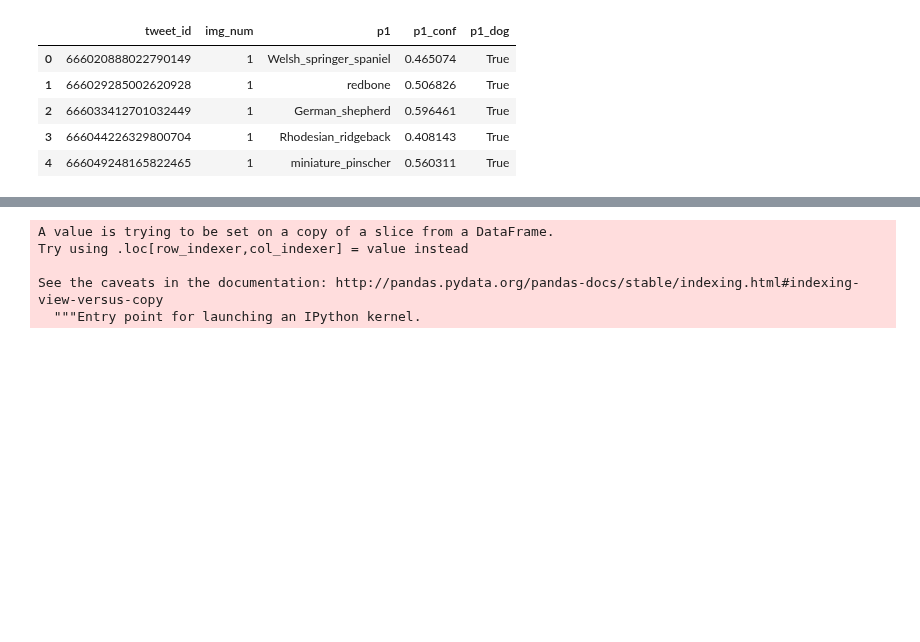
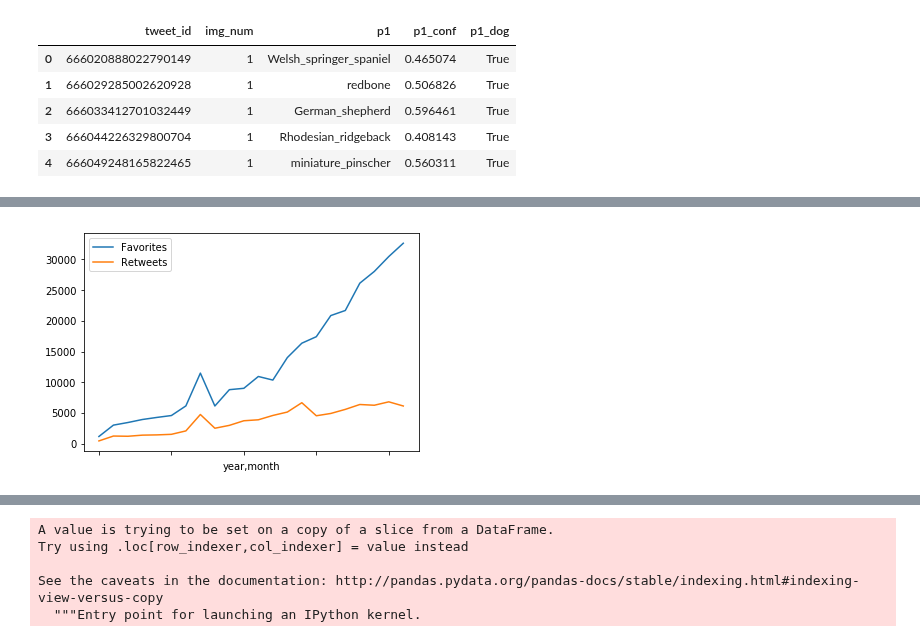
Before and after one commit to abhiksark/Udacity-DataAnalyst-Nanodegree, a Jupyter notebook: twitter/twitter_final.ipynb, the cells around one changed output, grey strips where cells are left out. Cells and saved outputs as stored; diff of their text form; code cells hidden in the pictures; blank space fills up the shorter version.

```diff
--- a/twitter/twitter_final.ipynb
+++ b/twitter/twitter_final.ipynb
@@ -611,3 +611,11 @@ df_comb.head()
 | 2 | 666033412701032449 | 1 | German_shepherd | 0.596461 | True | 2015-11-15 23:21:54 | <a href="http://twitter.com/downl... | 9 | ... |
 | 3 | 666044226329800704 | 1 | Rhodesian_ridgeback | 0.408143 | True | 2015-11-16 00:04:52 | <a href="http://twitter.com/downl... | 6 | ... |
 | 4 | 666049248165822465 | 1 | miniature_pinscher | 0.560311 | True | 2015-11-16 00:24:50 | <a href="http://twitter.com/downl... | 5 | ... |
+# %%
+df_comb["timestamp"] = pd.to_datetime(df_comb["timestamp"])
+# %%
+df_comb.favorite_count.groupby([df_comb["timestamp"].dt.year.rename('year'), df_comb["timestamp"].dt.month.rename('month')]).mean().plot('line');
+df_comb.retweet_count.groupby([df_comb["timestamp"].dt.year.rename('year'), df_comb["timestamp"].dt.month.rename('month')]).mean().plot('line')
+plt.legend(('Favorites','Retweets'));
+# %% [output]
+[figure, added]
```
Also changed, not shown: parts of 2 cells of this notebook.
